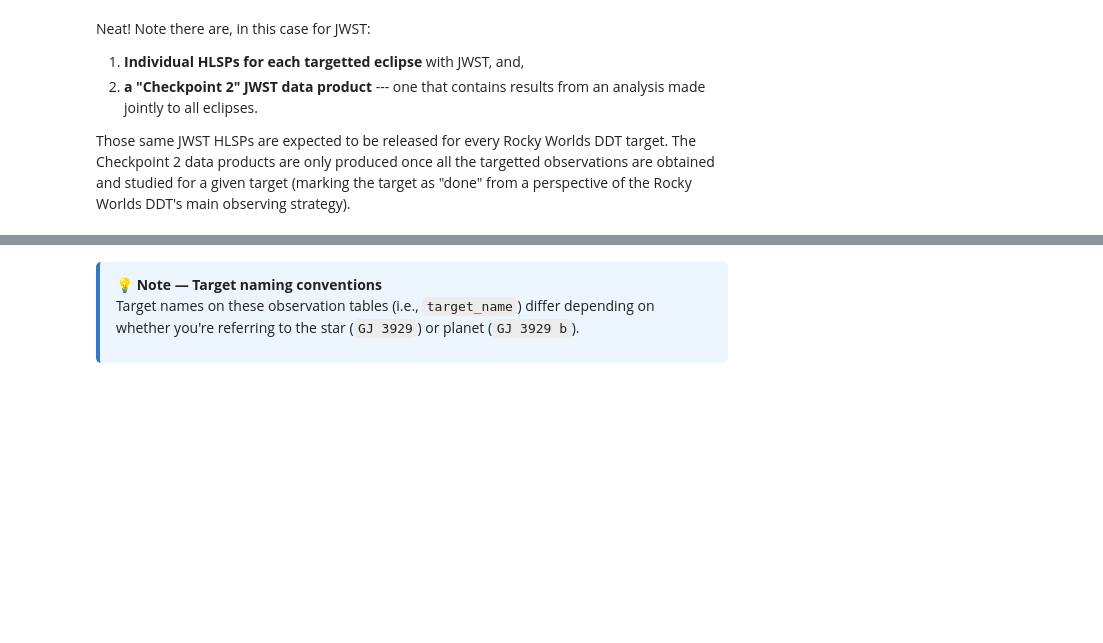
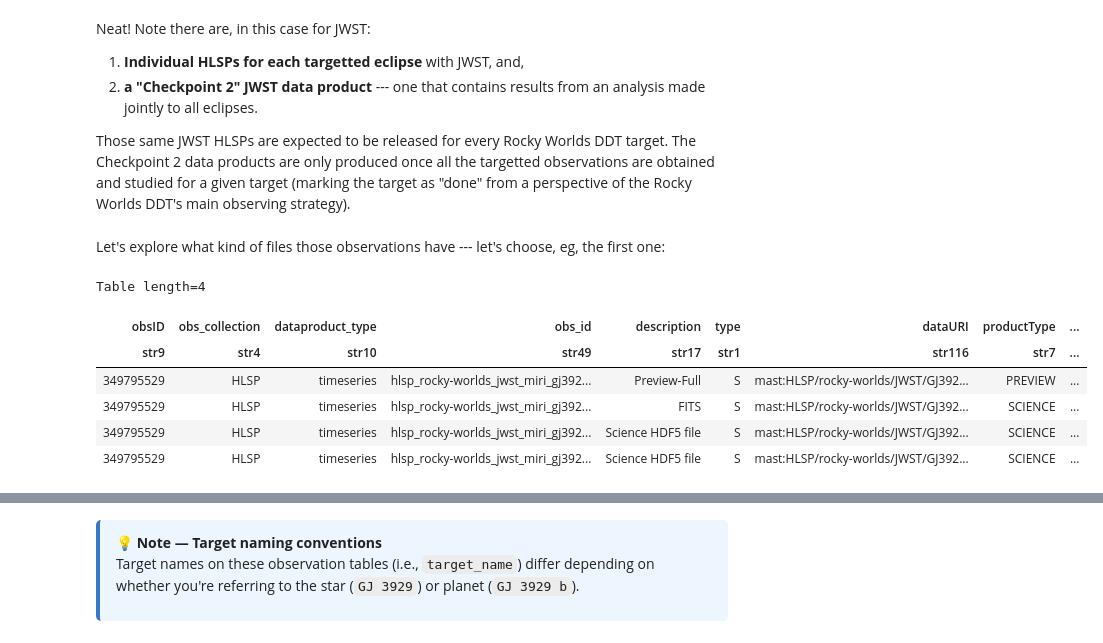
Before and after one commit to nespinoza/rocky-worlds-notebooks, a Jupyter notebook: notebooks/rw-workshop-school-2026/1-rwddt-hlsps.ipynb, the cells around one changed output, grey strips where cells are left out. Drawn from its saved outputs; the diff is of its cells as text; code cells hidden in the pictures; blank space fills up the shorter version.

```diff
--- a/notebooks/rw-workshop-school-2026/1-rwddt-hlsps.ipynb
+++ b/notebooks/rw-workshop-school-2026/1-rwddt-hlsps.ipynb
@@ -122,3 +141,18 @@ Neat! Note there are, in this case for JWST:
 2. **a "Checkpoint 2" JWST data product** --- one that contains results from an analysis made jointly to all eclipses.
 
 Those same JWST HLSPs are expected to be released for every Rocky Worlds DDT target. The Checkpoint 2 data products are only produced once all the targetted observations are obtained and studied for a given target (marking the target as "done" from a perspective of the Rocky Worlds DDT's main observing strategy).
+# %% [markdown]
+Let's explore what kind of files those observations have --- let's choose, eg, the first one:
+# %%
+if not run_offline:
+
+    jwst_hlsp = Observations.get_product_list( all_observations[ all_observations['target_name'] == 'GJ 3929 b' ][0] )
+    display( jwst_hlsp )
+# %% [output]
+Table length=4
+| obsID | obs_collection | dataproduct_type | obs_id | description | type | dataURI | productType | ... |
+| str9 | str4 | str10 | str49 | str17 | str1 | str116 | str7 | ... |
+| 349795529 | HLSP | timeseries | hlsp_rocky-worlds_jwst_miri_gj392... | Preview-Full | S | mast:HLSP/rocky-worlds/JWST/GJ392... | PREVIEW | ... |
+| 349795529 | HLSP | timeseries | hlsp_rocky-worlds_jwst_miri_gj392... | FITS | S | mast:HLSP/rocky-worlds/JWST/GJ392... | SCIENCE | ... |
+| 349795529 | HLSP | timeseries | hlsp_rocky-worlds_jwst_miri_gj392... | Science HDF5 file | S | mast:HLSP/rocky-worlds/JWST/GJ392... | SCIENCE | ... |
+| 349795529 | HLSP | timeseries | hlsp_rocky-worlds_jwst_miri_gj392... | Science HDF5 file | S | mast:HLSP/rocky-worlds/JWST/GJ392... | SCIENCE | ... |
```
Also changed, not shown: parts of 21 cells of this notebook.
